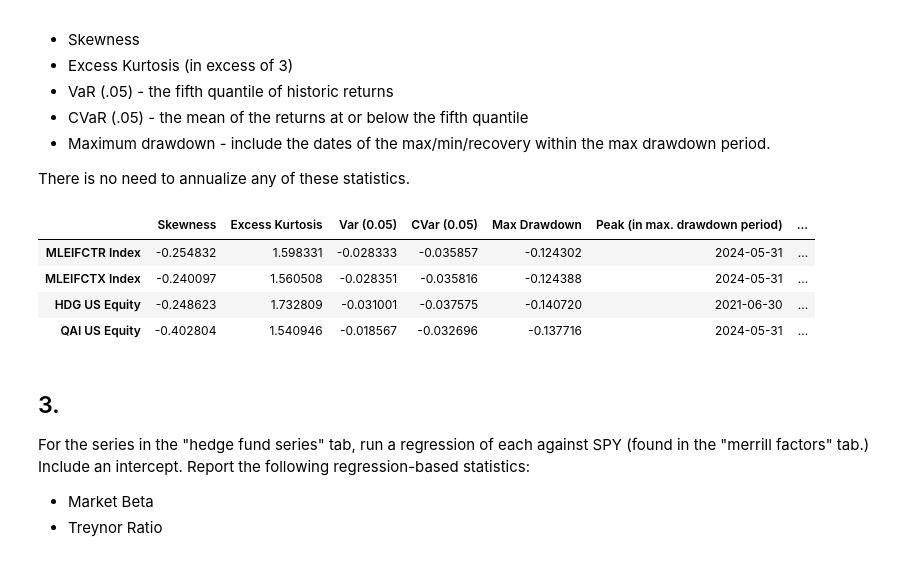
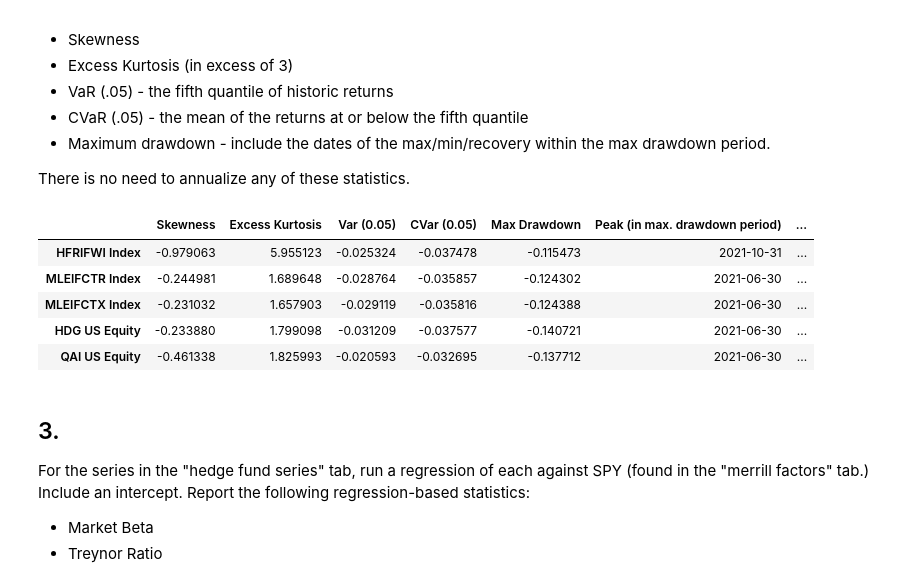
Before and after one commit to elliottgordon/finm-25000-a4-repository, a Jupyter notebook: hw2/Elliott_Homework_2.ipynb, the cells around one changed output. Saved outputs shown, nothing was run; the diff lists cells and outputs as text; code cells hidden in the pictures.

```diff
--- a/hw2/Elliott_Homework_2.ipynb
+++ b/hw2/Elliott_Homework_2.ipynb
@@ -166,38 +167,39 @@ def tail_risk(returns_df, quantile):
   #max drawdown calculations
   index = 1000 * (1 + returns_df).cumprod() #cumulative product of all returns given $1000
   peaks = index.cummax() #highest points of the data at or before that date
   drawdowns = (index - peaks) / peaks #pct. calculation for drawdowns ()
   summary['Max Drawdown'] = drawdowns.min() #smallest on an absolute basis (more neg. the bigger drawdown)
 
   # dates for maximum / peak of each drawdown
   summary['Peak (in max. drawdown period)'] = peaks.idxmax()
 
   #dates for minimum / troughs of each drawdown
   summary['Trough (in max. drawdown period)'] = drawdowns.idxmin()
 
   recovery_dates = dict()
   for col in returns_df.columns:
       peak_date = summary.loc[col, 'Peak (in max. drawdown period)']
       trough_date = summary.loc[col, 'Trough (in max. drawdown period)']
 
       peak_value = index[col].loc[peak_date]
 
       index_after_trough = index[col].loc[trough_date:]
 
       recovery_date = index_after_trough[peak_value <= index_after_trough].index.min()
       recovery_dates[col] = recovery_date if recovery_date else pd.NaT
 
   summary['Recovery Date'] = recovery_dates
 
   return summary
 
-display(tail_risk(hedge_fund_series_df, 0.05))
+display(tail_risk(hedge_fund_series_df_2024, 0.05))
 # %% [output]
 |  | Skewness | Excess Kurtosis | Var (0.05) | CVar (0.05) | Max Drawdown | Peak (in max. drawdown period) | ... |
-| MLEIFCTR Index | -0.254832 | 1.598331 | -0.028333 | -0.035857 | -0.124302 | 2024-05-31 | ... |
-| MLEIFCTX Index | -0.240097 | 1.560508 | -0.028351 | -0.035816 | -0.124388 | 2024-05-31 | ... |
-| HDG US Equity | -0.248623 | 1.732809 | -0.031001 | -0.037575 | -0.140720 | 2021-06-30 | ... |
-| QAI US Equity | -0.402804 | 1.540946 | -0.018567 | -0.032696 | -0.137716 | 2024-05-31 | ... |
+| HFRIFWI Index | -0.979063 | 5.955123 | -0.025324 | -0.037478 | -0.115473 | 2021-10-31 | ... |
+| MLEIFCTR Index | -0.244981 | 1.689648 | -0.028764 | -0.035857 | -0.124302 | 2021-06-30 | ... |
+| MLEIFCTX Index | -0.231032 | 1.657903 | -0.029119 | -0.035816 | -0.124388 | 2021-06-30 | ... |
+| HDG US Equity | -0.233880 | 1.799098 | -0.031209 | -0.037577 | -0.140721 | 2021-06-30 | ... |
+| QAI US Equity | -0.461338 | 1.825993 | -0.020593 | -0.032695 | -0.137712 | 2021-06-30 | ... |
 # %% [markdown]
 ## 3.
 
```
Also changed, not shown: parts of 13 cells of this notebook.
